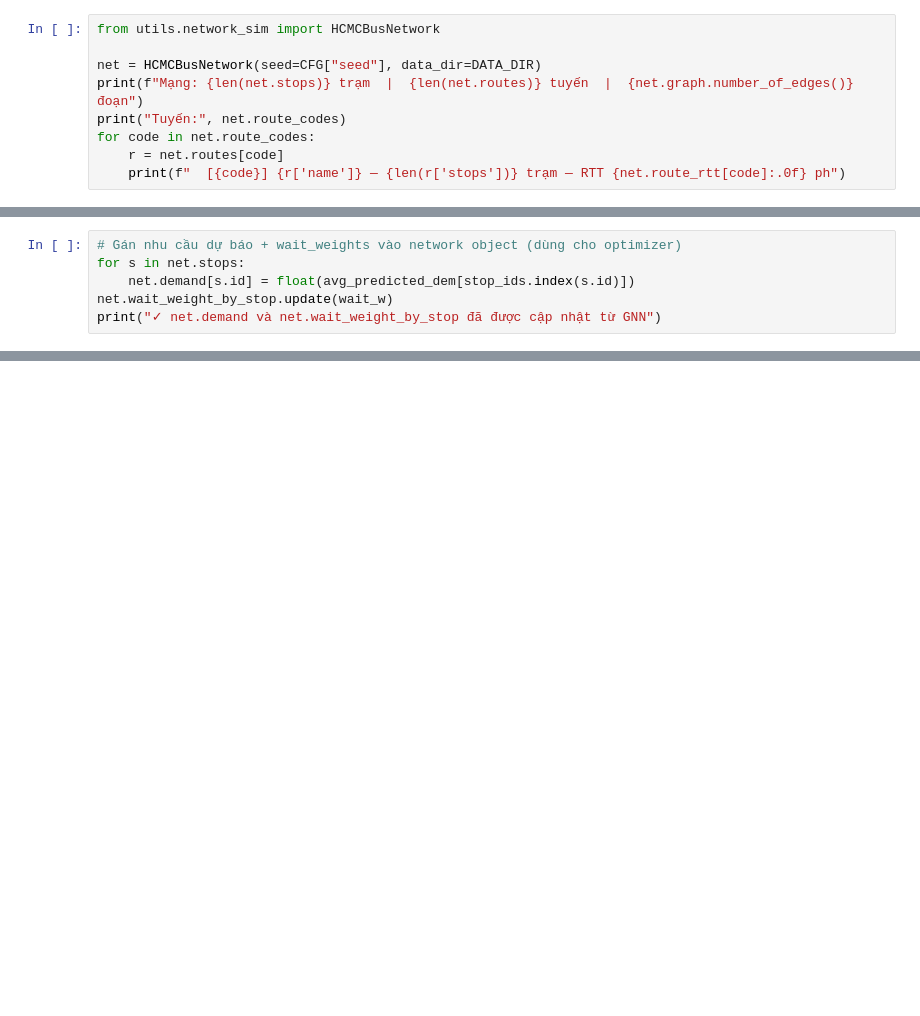
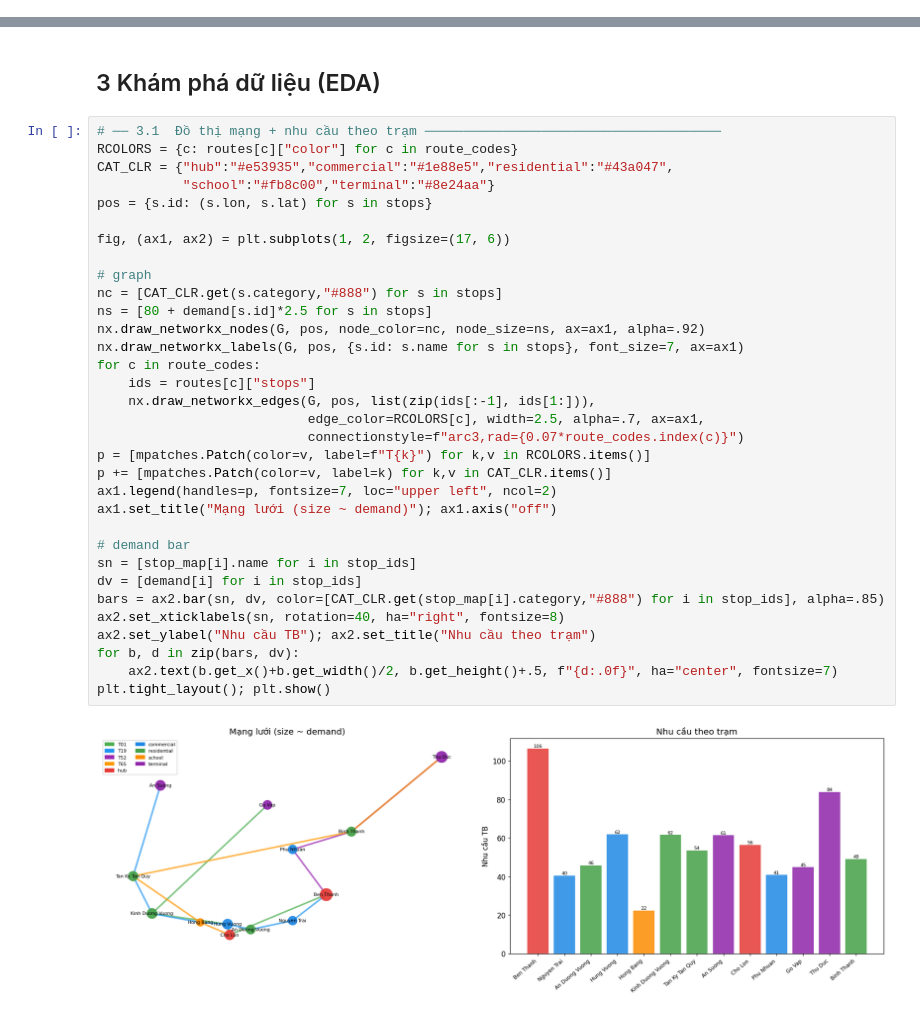
Before and after one commit to dat-utc2-k63/bus-schedule-optimization, a Jupyter notebook: notebook.ipynb, the cells around one changed output, grey strips where cells are left out. Drawn from its saved outputs; the diff is of its cells as text; blank space fills up the shorter version.

```diff
--- a/notebook.ipynb
+++ b/notebook.ipynb
@@ -66,9 +0,0 @@ REGENERATE_DATA = False (True = sinh lại CSV)
-# %%
-from utils.network_sim import HCMCBusNetwork
-
-net = HCMCBusNetwork(seed=CFG["seed"], data_dir=DATA_DIR)
-print(f"Mạng: {len(net.stops)} trạm  |  {len(net.routes)} tuyến  |  {net.graph.number_of_edges()} đoạn")
-print("Tuyến:", net.route_codes)
-for code in net.route_codes:
-    r = net.routes[code]
-    print(f"  [{code}] {r['name']} — {len(r['stops'])} trạm — RTT {net.route_rtt[code]:.0f} ph")
@@ -560,6 +0,0 @@ plt.show()
-# %%
-# Gán nhu cầu dự báo + wait_weights vào network object (dùng cho optimizer)
-for s in net.stops:
-    net.demand[s.id] = float(avg_predicted_dem[stop_ids.index(s.id)])
-net.wait_weight_by_stop.update(wait_w)
-print("✓ net.demand và net.wait_weight_by_stop đã được cập nhật từ GNN")
@@ -894,0 +382,37 @@ print("=" * 60)
+# %% [markdown]
+## 3  Khám phá dữ liệu (EDA)
+# %%
+# ── 3.1  Đồ thị mạng + nhu cầu theo trạm ──────────────────────────────────────
+RCOLORS = {c: routes[c]["color"] for c in route_codes}
+CAT_CLR = {"hub":"#e53935","commercial":"#1e88e5","residential":"#43a047",
+           "school":"#fb8c00","terminal":"#8e24aa"}
+pos = {s.id: (s.lon, s.lat) for s in stops}
+
+fig, (ax1, ax2) = plt.subplots(1, 2, figsize=(17, 6))
+
+# graph
+nc = [CAT_CLR.get(s.category,"#888") for s in stops]
+ns = [80 + demand[s.id]*2.5 for s in stops]
+nx.draw_networkx_nodes(G, pos, node_color=nc, node_size=ns, ax=ax1, alpha=.92)
+nx.draw_networkx_labels(G, pos, {s.id: s.name for s in stops}, font_size=7, ax=ax1)
+for c in route_codes:
+    ids = routes[c]["stops"]
+    nx.draw_networkx_edges(G, pos, list(zip(ids[:-1], ids[1:])),
+                           edge_color=RCOLORS[c], width=2.5, alpha=.7, ax=ax1,
+                           connectionstyle=f"arc3,rad={0.07*route_codes.index(c)}")
+p = [mpatches.Patch(color=v, label=f"T{k}") for k,v in RCOLORS.items()]
+p += [mpatches.Patch(color=v, label=k) for k,v in CAT_CLR.items()]
+ax1.legend(handles=p, fontsize=7, loc="upper left", ncol=2)
+ax1.set_title("Mạng lưới (size ~ demand)"); ax1.axis("off")
+
+# demand bar
+sn = [stop_map[i].name for i in stop_ids]
+dv = [demand[i] for i in stop_ids]
+bars = ax2.bar(sn, dv, color=[CAT_CLR.get(stop_map[i].category,"#888") for i in stop_ids], alpha=.85)
+ax2.set_xticklabels(sn, rotation=40, ha="right", fontsize=8)
+ax2.set_ylabel("Nhu cầu TB"); ax2.set_title("Nhu cầu theo trạm")
+for b, d in zip(bars, dv):
+    ax2.text(b.get_x()+b.get_width()/2, b.get_height()+.5, f"{d:.0f}", ha="center", fontsize=7)
+plt.tight_layout(); plt.show()
+# %% [output]
+[figure, added]
```
Also changed, not shown: parts of 60 cells of this notebook, 14 other files.
